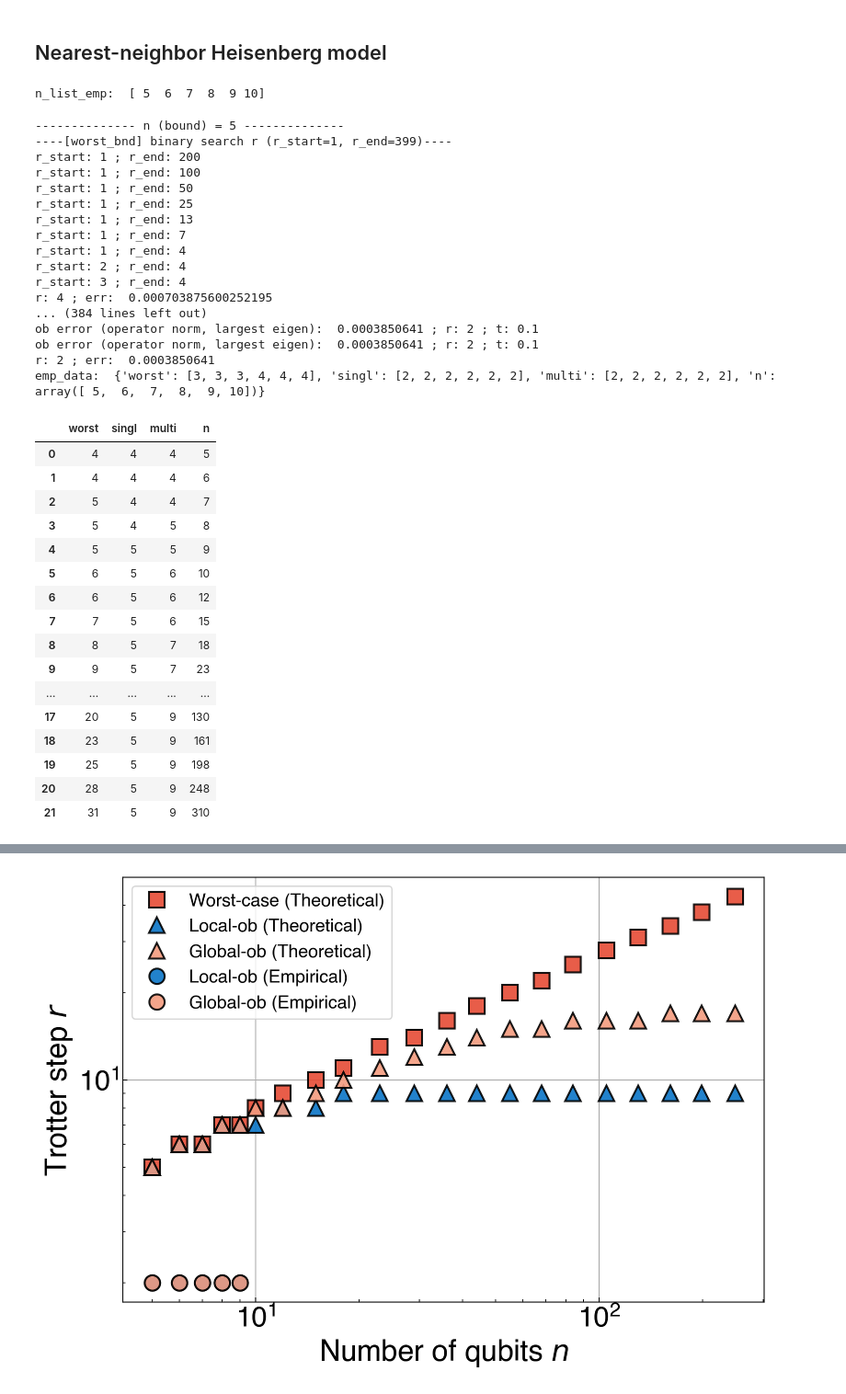
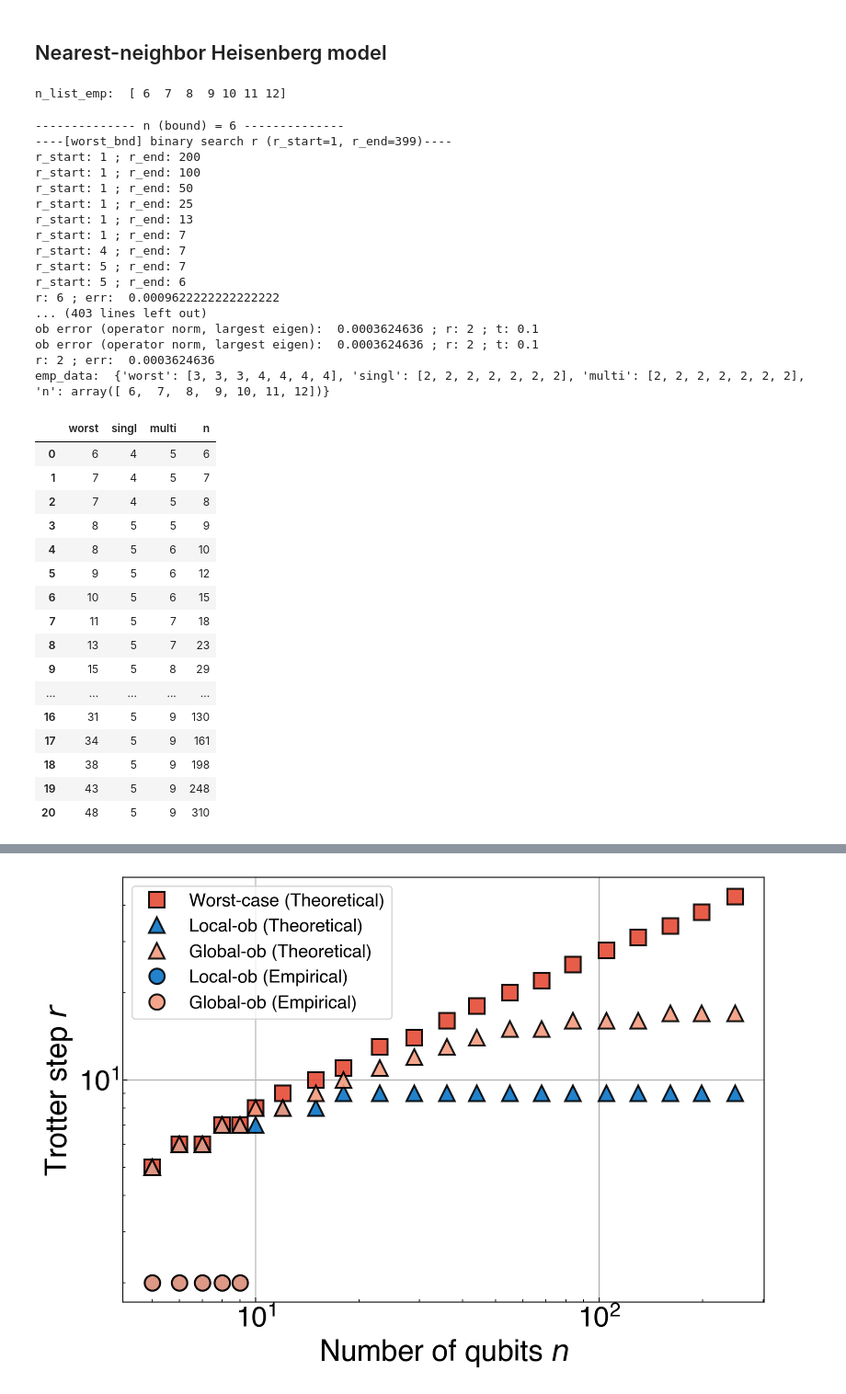
Before and after one commit to Jue-Xu/Trotter-Error-with-Observable, a Jupyter notebook: code/short_time.ipynb, the cells around one changed output, grey strips where cells are left out. Shown at 92% size. Drawn from its saved outputs; the diff is of its cells as text; code cells hidden in the pictures.

```diff
--- a/code/short_time.ipynb
+++ b/code/short_time.ipynb
@@ -32,26 +32,34 @@ mpl.rcParams['lines.linewidth'] = 2.0
 prefix, suffix = 'NNH', 'n'  # 'TFI', 'n'
 use_jax = True
 n_bnd_max = 400 # 400,  100,  200,  250
-n_list_bnd = [5, 6, 7, 8, 9, 10, 12, 15, 18, 23, 29, 36, 44, 55, 68, 84, 105, 130, 161, 198, 248, 310]
-# n_list_bnd = [5, 6, 7, 8, 9, 10, 12, 15, 18, 23, 29, 36, 44, 55, 68, 84, 105, 130, 161, 198, 248]
+# n_list_bnd = [5, 6, 7, 8, 9, 10, 12, 15, 18, 23, 29, 36, 44, 55, 68, 84, 105, 130, 161, 198, 248, 310]
+n_list_bnd = [6, 7, 8, 9, 10, 12, 15, 18, 23, 29, 36, 44, 55, 68, 84, 105, 130, 161, 198, 248, 310]
+# n_list_bnd = [6, 7, 8, 9, 10, 12, 15, 18, 23, 29, 36, 44, 55, 68, 84, 105, 130, 161, 198, 248]
+# n_list_bnd = [6, 7, 8, 9, 10, 12, 15, 18, 23, 29, 36, 44, 55, 68, 84, 105, 130, 161, 198]
+# n_list_bnd = [6, 7, 8, 9, 10, 12, 15, 18, 23, 29, 36, 44, 55, 68, 84, 105, 130, 161]
+# n_list_bnd = [6, 7, 8, 9, 10, 12, 15, 18, 23, 29, 36, 44, 55, 68, 84, 105, 130]
+# n_list_bnd = [6, 7, 8, 9, 10, 12, 15, 18, 23]
 # n_list_bnd = [5, 6, 7, 8, 9, 10, 12, 15, 18, 23, 29, 36, 44, 55, 68, 84, 105, 130, 161]
-# n_list_bnd = [5, 6, 7, 8, 9, 10, 12, 15, 18, 23, 29, 36, 44, 55, 68, 84]
+# n_list_bnd = [6, 7, 8, 9, 10, 12, 15, 18, 23, 29, 36, 44, 55, 68, 84, 105, 130]
 # n_list_bnd = []
 # n_list_bnd = [199, 249]
 # n_list_bnd = [5, 6, 7, 8, 9, 10, 12, 15, 18, 23, 29, 36, 44, 55, 68, 84, 105, 130, 161, 199, 249]
 r_max = n_bnd_max
-n_max, n_min = 10, 5  #  9, 5 ;  12, 5
+n_max, n_min = 12, 6  #  9, 5 ;  12, 5
 # n_max, n_min = 10, 5  #  9, 5 ;  12, 5
 # J, h = 1, 1 # 1, 1 ;  0.2, 0.2 ;  1, 0.2
 J, h, g = 1, 0.5, 1.2 # 1, 1 ;  0.2, 0.2 ;  1, 0.2
+# J, h, g = 1, 0.5, 0.8 # 1, 1 ;  0.2, 0.2 ;  1, 0.2
 t, eps = 0.1, 0.001
+# t, eps = 0.2, 0.005
 
-field_list = [random.gauss(0, 0.1) for _ in range(n_bnd_max)]
+field_list = [0 for _ in range(n_bnd_max)]
+# field_list = [random.gauss(0, 0.1) for _ in range(n_bnd_max)]
 # print('random field: ', field_list)
 n_list_emp = np.arange(n_min, n_max+1)
 print('n_list_emp: ', n_list_emp)
 # %% [output]
-n_list_emp:  [ 5  6  7  8  9 10]
+n_list_emp:  [ 6  7  8  9 10 11 12]
 # %%
 data_keys = ['worst', 'singl', 'multi', 'n']
 bnd_data = dict([(k, []) for k in data_keys])
@@ -67,7 +75,7 @@ for i, n in enumerate(n_list_bnd):
     hnn = Nearest_Neighbour_1d(n, Jx=J, Jy=0, Jz=0, hx=h, hy=g, hz=0, pbc=False, rand_field=field_list)
     # r_start, r_end = 1, int(n/2)
     print(f'-------------- n (bound) = {n} --------------')
-    bnd_worst_err_r = partial(measure_error, h_list=None, t=t, exact_U=None, type='worst_loose_bound', coeffs=['singl', n, hnn])
+    bnd_worst_err_r = partial(measure_error, h_list=hnn.ham_xyz[:2], t=t, exact_U=None, type='worst_loose_bound', coeffs=['singl', n, hnn])
 
     r_worst_bnd = binary_search_r(r_start_worst_bnd, r_end_worst_bnd, eps, bnd_worst_err_r, comment='worst_bnd',verbose=True)
     r_end_worst_bnd, r_end_singl_bnd, r_end_multi_bnd = r_worst_bnd+10, r_worst_bnd, r_worst_bnd
@@ -98,9 +106,10 @@ for i, n in enumerate(n_list_bnd):
     # print('multi_z_data: ', multi_z_data)
     # print(r_end_singl_bnd, r_end_multi_bnd)
 
+    # bnd_singl_err_r = partial(measure_error, h_list=None, t=t, exact_U=None, type='lightcone_bound', coeffs=['singl', n, hnn, 0, 0])
+    # bnd_multi_err_r = partial(measure_error, h_list=None, t=t, exact_U=None, type='lightcone_bound', coeffs=['multi_zz', n, hnn, 0, 0])
     bnd_singl_err_r = partial(measure_error, h_list=None, t=t, exact_U=None, type='lightcone_bound_table', coeffs=['singl', n, singl_data])
-    # bnd_multi_err_r = partial(measure_error, h_list=None, t=t, exact_U=None, type='lightcone_bound', coeffs=['multi_z', n, hnn, 0, 0])
-    bnd_multi_err_r = partial(measure_error, h_list=None, t=t, exact_U=None, type='lightcone_bound_table', coeffs=['multi_z', n, multi_z_data])
+    bnd_multi_err_r = partial(measure_error, h_list=None, t=t, exact_U=None, type='lightcone_bound_table', coeffs=['multi_zz', n, multi_z_data])
 
     r_singl_bnd = binary_search_r(r_start_singl_bnd, r_end_singl_bnd, eps, bnd_singl_err_r, comment='singl_bnd',verbose=True)
     r_multi_bnd = binary_search_r(r_start_multi_bnd, r_end_multi_bnd, eps, bnd_multi_err_r, comment='multi_bnd',verbose=True)
@@ -134,56 +143,56 @@ for n in n_list_emp:
     # verfiy the exact_U
     assert np.allclose(exact_U, jax.scipy.linalg.expm(-1j * t * sum([h for h in xyz_group])))
 
     emp_worst_err_r = partial(measure_error, h_list=par_group, t=t, exact_U=exact_U, type='worst_empirical', use_jax=use_jax)
     emp_singl_err_r = partial(measure_error, h_list=par_group, t=t, exact_U=exact_U, ob=singl_ob, type='worst_ob_empirical', use_jax=use_jax)
     emp_multi_err_r = partial(measure_error, h_list=par_group, t=t, exact_U=exact_U, ob=multi_ob, type='worst_ob_empirical', use_jax=use_jax)
 
     r_worst_emp = binary_search_r(r_start_worst_emp, r_end, eps, emp_worst_err_r, comment='worst_emp', verbose=True)
     r_singl_emp = binary_search_r(r_start_singl_emp, r_end, eps, emp_singl_err_r, comment='singl_emp',verbose=True)
     r_multi_emp = binary_search_r(r_start_multi_emp, r_end, eps, emp_multi_err_r, comment='multi_emp',verbose=True)
     emp_data['worst'].append(r_worst_emp)
     emp_data['singl'].append(r_singl_emp)
     emp_data['multi'].append(r_multi_emp)
     r_start_worst_emp, r_start_singl_emp, r_start_multi_emp = r_worst_emp, r_singl_emp, r_multi_emp
 
 print('emp_data: ', emp_data)
 # print(pd.DataFrame(emp_data))
 # save to csv
 pd.DataFrame(emp_data).to_csv(f'{data_dir}/{prefix}_emp_lightcone_nmin={n_min}_nmax={n_max}_nbndmax={n_list_bnd[-1]}_{suffix}.csv', index=False)
 pd.DataFrame(bnd_data).to_csv(f'{data_dir}/{prefix}_bnd_lightcone_nmin={n_min}_nmax={n_max}_nbndmax={n_list_bnd[-1]}_{suffix}.csv', index=False)
 pd.DataFrame(bnd_data)
 # %% [output]
--------------- n (bound) = 5 --------------
+-------------- n (bound) = 6 --------------
 ----[worst_bnd] binary search r (r_start=1, r_end=399)----
 r_start: 1 ; r_end: 200
 r_start: 1 ; r_end: 100
 r_start: 1 ; r_end: 50
 r_start: 1 ; r_end: 25
 r_start: 1 ; r_end: 13
 r_start: 1 ; r_end: 7
-r_start: 1 ; r_end: 4
-r_start: 2 ; r_end: 4
-r_start: 3 ; r_end: 4
-r: 4 ; err:  0.000703875600252195
-... (384 lines left out)
-ob error (operator norm, largest eigen):  0.0003850641 ; r: 2 ; t: 0.1
-ob error (operator norm, largest eigen):  0.0003850641 ; r: 2 ; t: 0.1
-r: 2 ; err:  0.0003850641
-emp_data:  {'worst': [3, 3, 3, 4, 4, 4], 'singl': [2, 2, 2, 2, 2, 2], 'multi': [2, 2, 2, 2, 2, 2], 'n': array([ 5,  6,  7,  8,  9, 10])}
+r_start: 4 ; r_end: 7
+r_start: 5 ; r_end: 7
+r_start: 5 ; r_end: 6
+r: 6 ; err:  0.0009622222222222222
+... (403 lines left out)
+ob error (operator norm, largest eigen):  0.0003624636 ; r: 2 ; t: 0.1
+ob error (operator norm, largest eigen):  0.0003624636 ; r: 2 ; t: 0.1
+r: 2 ; err:  0.0003624636
+emp_data:  {'worst': [3, 3, 3, 4, 4, 4, 4], 'singl': [2, 2, 2, 2, 2, 2, 2], 'multi': [2, 2, 2, 2, 2, 2, 2], 'n': array([ 6,  7,  8,  9, 10, 11, 12])}
 |  | worst | singl | multi | n |
-| 0 | 4 | 4 | 4 | 5 |
-| 1 | 4 | 4 | 4 | 6 |
-| 2 | 5 | 4 | 4 | 7 |
-| 3 | 5 | 4 | 5 | 8 |
-| 4 | 5 | 5 | 5 | 9 |
-| 5 | 6 | 5 | 6 | 10 |
-| 6 | 6 | 5 | 6 | 12 |
-| 7 | 7 | 5 | 6 | 15 |
-| 8 | 8 | 5 | 7 | 18 |
-| 9 | 9 | 5 | 7 | 23 |
+| 0 | 6 | 4 | 5 | 6 |
+| 1 | 7 | 4 | 5 | 7 |
+| 2 | 7 | 4 | 5 | 8 |
+| 3 | 8 | 5 | 5 | 9 |
+| 4 | 8 | 5 | 6 | 10 |
+| 5 | 9 | 5 | 6 | 12 |
+| 6 | 10 | 5 | 6 | 15 |
+| 7 | 11 | 5 | 7 | 18 |
+| 8 | 13 | 5 | 7 | 23 |
+| 9 | 15 | 5 | 8 | 29 |
 | ... | ... | ... | ... | ... |
-| 17 | 20 | 5 | 9 | 130 |
-| 18 | 23 | 5 | 9 | 161 |
-| 19 | 25 | 5 | 9 | 198 |
-| 20 | 28 | 5 | 9 | 248 |
-| 21 | 31 | 5 | 9 | 310 |
+| 16 | 31 | 5 | 9 | 130 |
+| 17 | 34 | 5 | 9 | 161 |
+| 18 | 38 | 5 | 9 | 198 |
+| 19 | 43 | 5 | 9 | 248 |
+| 20 | 48 | 5 | 9 | 310 |
```
Also changed, not shown: parts of 29 cells of this notebook, 31 other files.
